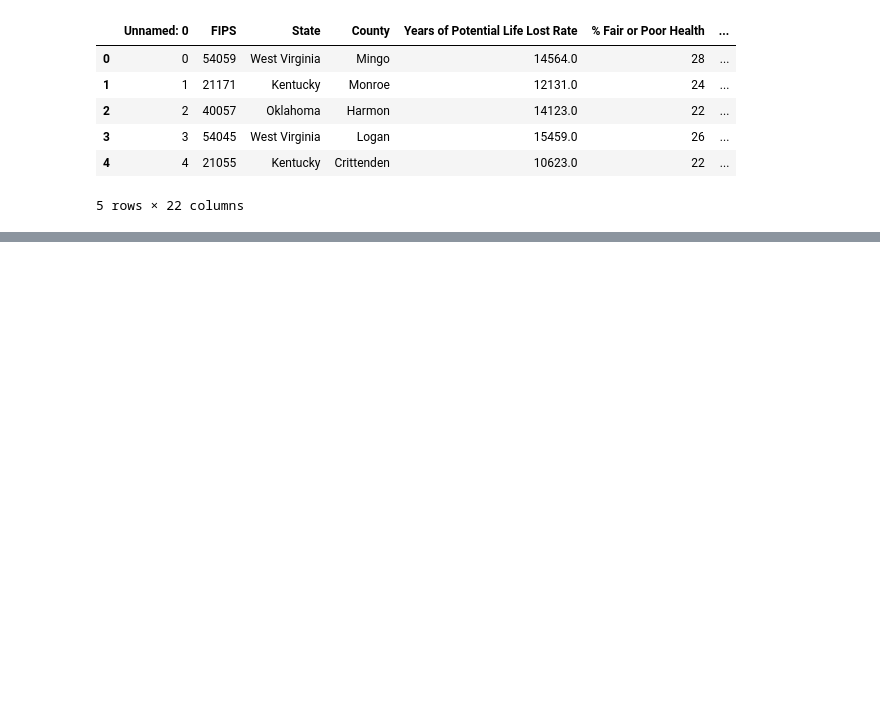
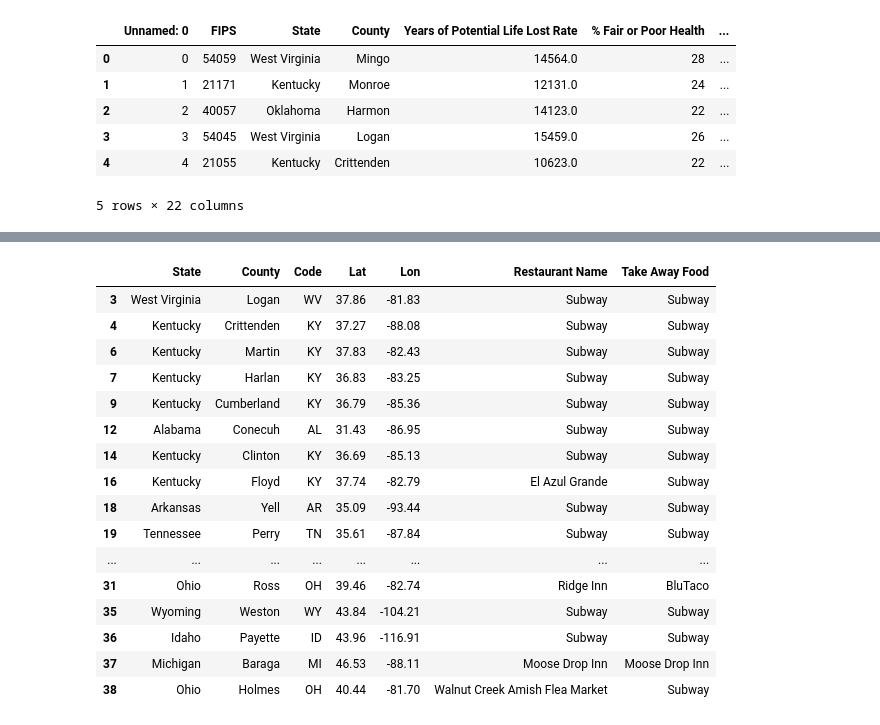
Before and after one commit to hbielser/FourLoopers.CityProject1, a Jupyter notebook: Project Files/Jupyter Notebook Files/DataFile.ipynb, the cells around one changed output, grey strips where cells are left out. Drawn from its saved outputs; the diff is of its cells as text; code cells hidden in the pictures; blank space fills up the shorter version.

Commit message:
update to DataFile

```diff
--- a/Project Files/Jupyter Notebook Files/DataFile.ipynb
+++ b/Project Files/Jupyter Notebook Files/DataFile.ipynb
@@ -6,7 +6,8 @@ import pandas as pd
 import numpy as np
 
 # Google developer API key
-from config import gkey
+#from config import gkey
+gkey = "AIzaSyAvuOCIVC1906HxDHTcVh8kpYL4QVPV2bQ"
 # %%
 county_geo = "../../Resources/StudyData.csv"
 county_df = pd.read_csv(county_geo)
@@ -31,0 +49,33 @@ for index, row in types_df.iterrows():
+# %%
+county_df["Restaurant Name"] = ""
+county_df["Take Away Food"] = ""
+meal_takeaway_df = county_df[["State", "County", "Code", "Lat" , "Lon"]]
+# %%
+
+params = {
+    "radius": 10000,
+    "types": "meal_takeaway",
+    "key": gkey
+}
+# Use the lat/lng we recovered to identify hotels
+for index, row in meal_takeaway_df.iterrows():
+
+    # get lat, lng from df
+    lat = row["Lat"]
+    lng = row["Lon"]
+    # change location each iteration while leaving original params in place
+    params["location"] = f"{lat},{lng}"
+    # Use the search term: "International Airport" and our lat/lng
+    base_url = "https://maps.googleapis.com/maps/api/place/nearbysearch/json"
+    # make request and print url
+    name_address = requests.get(base_url, params=params)
+    # convert to json
+    name_address = name_address.json()
+    # Since some data may be missing we incorporate a try-except to skip any that are missing a data point.
+    try:
+        meal_takeaway_df.loc[index, "Take Away Food"] = name_address["results"][0]["name"]
+        #county_df.loc[index, "Hotel Address"] = name_address["results"][0]["vicinity"]
+        print(f"Closest Fast Food is {name_address['results'][0]['name']}.")
+    except (KeyError, IndexError):
+        print("Missing field/result... skipping.")
+meal_takeaway_df.head()
@@ -31,0 +119,23 @@ for index, row in types_df.iterrows():
+# %%
+#meal_takeaway_df.loc[meal_takeaway_df["Restaurant Name"]!= "NaN"]
+#no_hotel = meal_takeaway_df[meal_takeaway_df["Restaurant Name"] == " NaN"].index
+no_restaurant=meal_takeaway_df.dropna()
+no_restaurant
+# %% [output]
+|  | State | County | Code | Lat | Lon | Restaurant Name | Take Away Food |
+| 3 | West Virginia | Logan | WV | 37.86 | -81.83 | Subway | Subway |
+| 4 | Kentucky | Crittenden | KY | 37.27 | -88.08 | Subway | Subway |
+| 6 | Kentucky | Martin | KY | 37.83 | -82.43 | Subway | Subway |
+| 7 | Kentucky | Harlan | KY | 36.83 | -83.25 | Subway | Subway |
+| 9 | Kentucky | Cumberland | KY | 36.79 | -85.36 | Subway | Subway |
+| 12 | Alabama | Conecuh | AL | 31.43 | -86.95 | Subway | Subway |
+| 14 | Kentucky | Clinton | KY | 36.69 | -85.13 | Subway | Subway |
+| 16 | Kentucky | Floyd | KY | 37.74 | -82.79 | El Azul Grande | Subway |
+| 18 | Arkansas | Yell | AR | 35.09 | -93.44 | Subway | Subway |
+| 19 | Tennessee | Perry | TN | 35.61 | -87.84 | Subway | Subway |
+| ... | ... | ... | ... | ... | ... | ... | ... |
+| 31 | Ohio | Ross | OH | 39.46 | -82.74 | Ridge Inn | BluTaco |
+| 35 | Wyoming | Weston | WY | 43.84 | -104.21 | Subway | Subway |
+| 36 | Idaho | Payette | ID | 43.96 | -116.91 | Subway | Subway |
+| 37 | Michigan | Baraga | MI | 46.53 | -88.11 | Moose Drop Inn | Moose Drop Inn |
+| 38 | Ohio | Holmes | OH | 40.44 | -81.70 | Walnut Creek Amish Flea Market | Subway |
```
Also changed, not shown: parts of 7 cells of this notebook, 1 other file.
